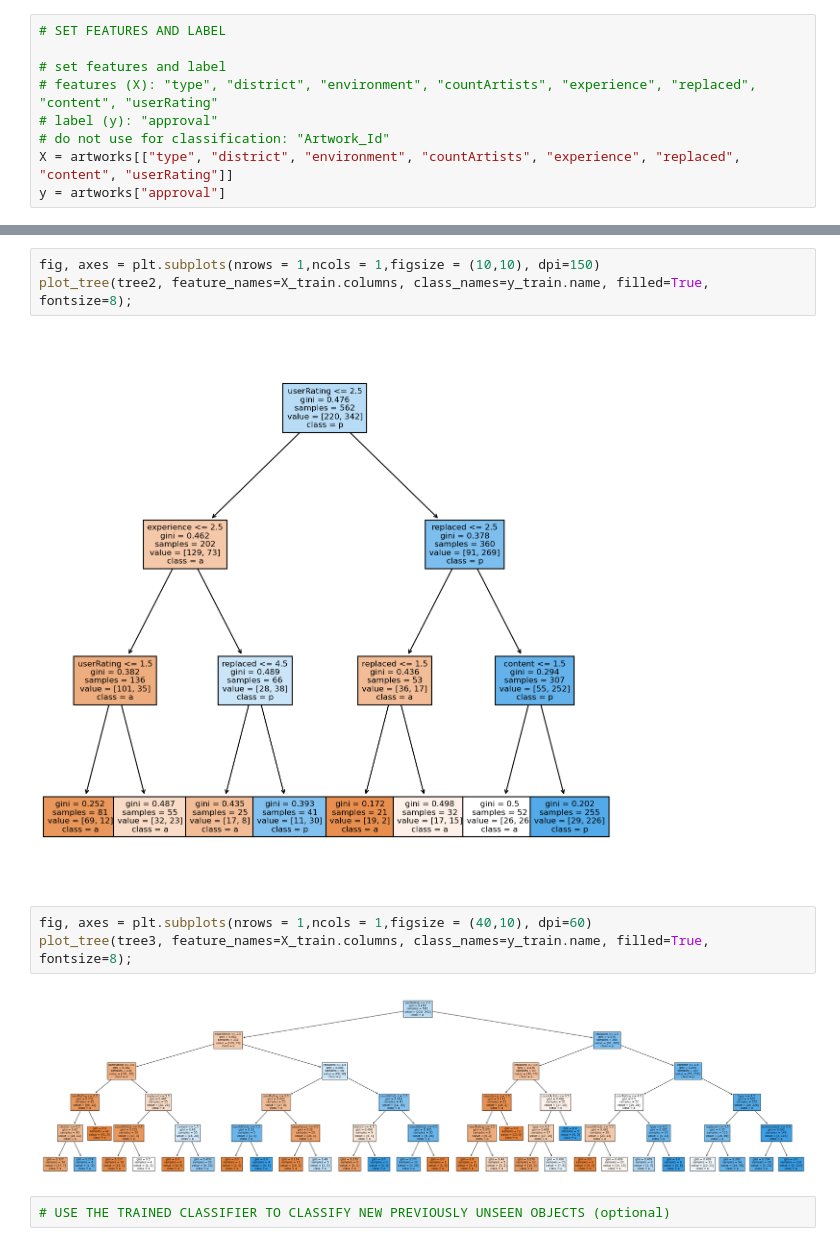
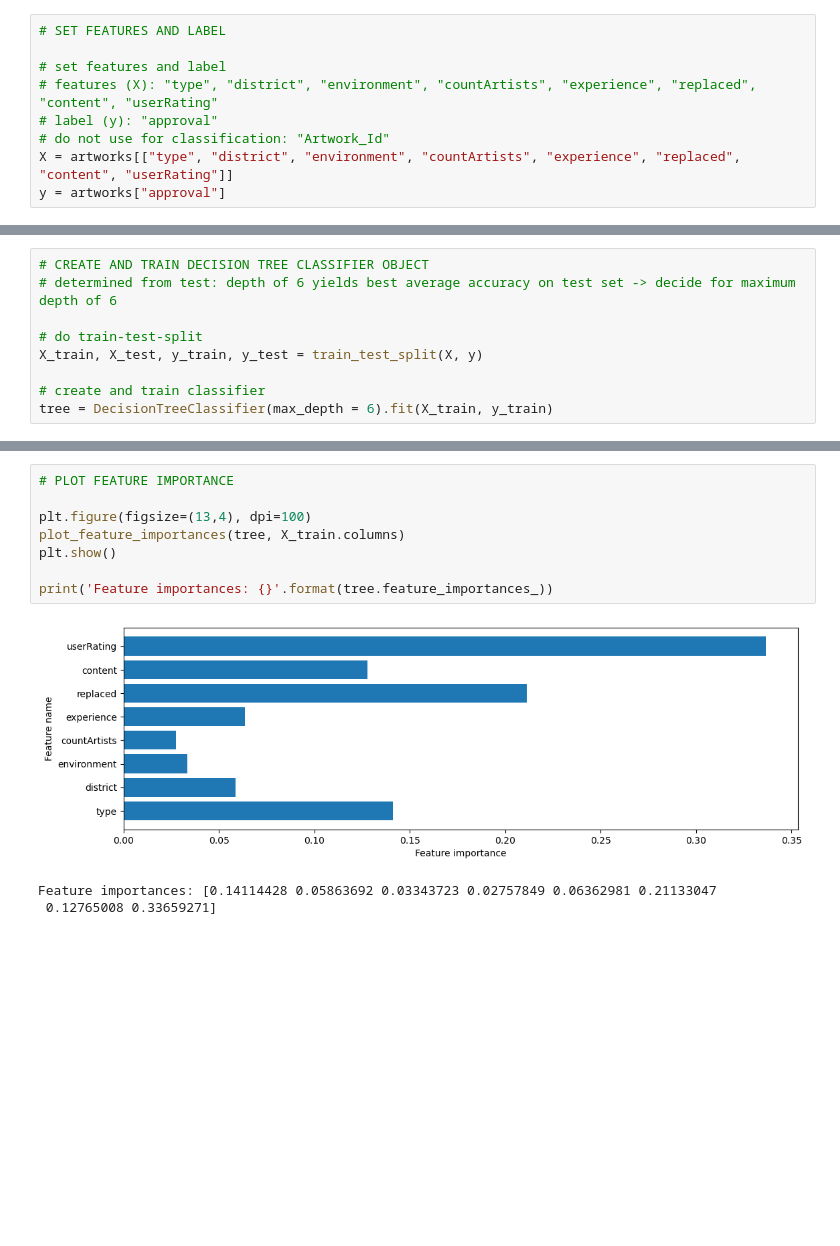
Before and after one commit to TechLabs-Berlin/st22-beautify-berlin, a Jupyter notebook: approval_classifier.ipynb, the cells around one changed output, grey strips where cells are left out. Saved outputs shown, nothing was run; the diff lists cells and outputs as text; blank space fills up the shorter version.

```diff
--- a/approval_classifier.ipynb
+++ b/approval_classifier.ipynb
@@ -49 +138,10 @@ tree = DecisionTreeClassifier().fit(X_train, y_train)
+# %%
+# CREATE AND TRAIN DECISION TREE CLASSIFIER OBJECT
+# determined from test: depth of 6 yields best average accuracy on test set -> decide for maximum depth of 6
+
+# do train-test-split
+X_train, X_test, y_train, y_test = train_test_split(X, y)
+
+# create and train classifier
+tree = DecisionTreeClassifier(max_depth = 6).fit(X_train, y_train)
 # %%
@@ -84,12 +166,12 @@ plot_tree(tree, feature_names=X_train.columns, class_names=y_train.name, filled=
-# %%
-fig, axes = plt.subplots(nrows = 1,ncols = 1,figsize = (10,10), dpi=150)
-plot_tree(tree2, feature_names=X_train.columns, class_names=y_train.name, filled=True, fontsize=8);
-# %% [output]
-[figure, removed]
-# %%
-fig, axes = plt.subplots(nrows = 1,ncols = 1,figsize = (40,10), dpi=60)
-plot_tree(tree3, feature_names=X_train.columns, class_names=y_train.name, filled=True, fontsize=8);
-# %% [output]
-[figure, removed]
-# %%
-# USE THE TRAINED CLASSIFIER TO CLASSIFY NEW PREVIOUSLY UNSEEN OBJECTS (optional)
+# %%
+# PLOT FEATURE IMPORTANCE
+
+plt.figure(figsize=(13,4), dpi=100)
+plot_feature_importances(tree, X_train.columns)
+plt.show()
+
+print('Feature importances: {}'.format(tree.feature_importances_))
+# %% [output]
+[figure, added]
+Feature importances: [0.14114428 0.05863692 0.03343723 0.02757849 0.06362981 0.21133047
+ 0.12765008 0.33659271]
```
Also changed, not shown: parts of 11 cells of this notebook, 1 other file.
